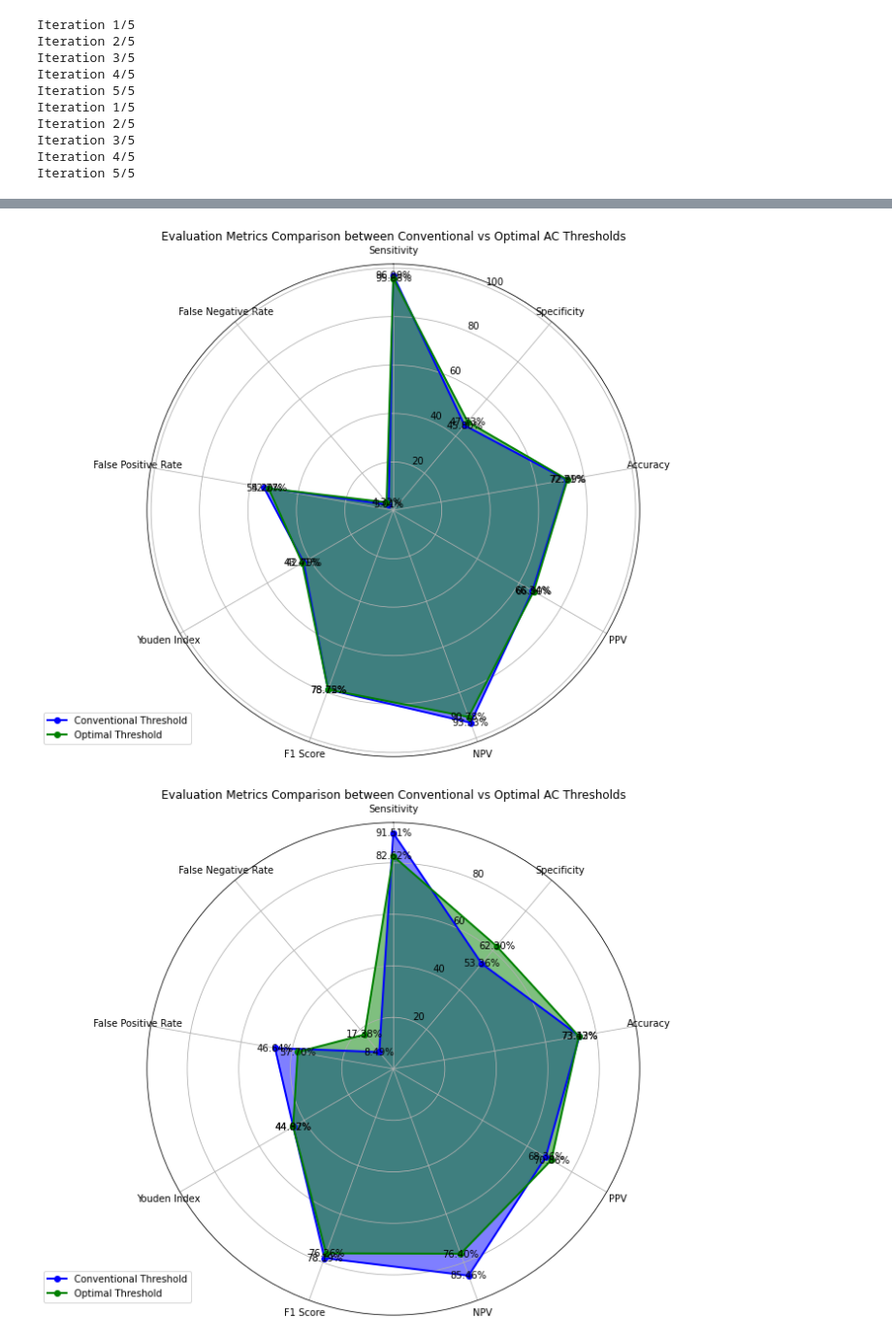
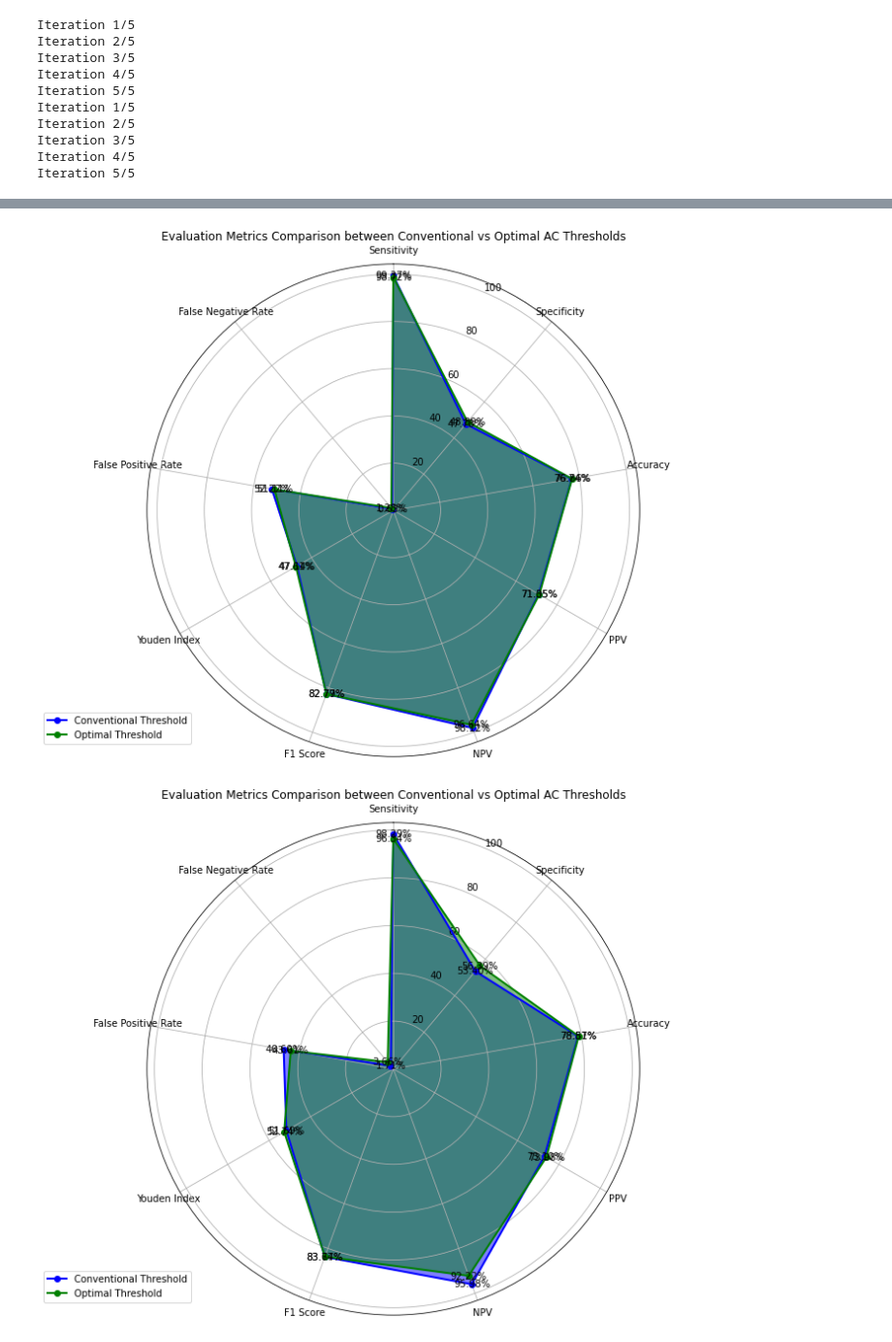
Before and after one commit to gloorli/ul-movement-tracking, a Jupyter notebook: individual_analysis_AC.ipynb, the cells around one changed output, grey strips where cells are left out. Shown at 97% size. Saved outputs shown, nothing was run; the diff lists cells and outputs as text; code cells hidden in the pictures.

```diff
--- a/individual_analysis_AC.ipynb
+++ b/individual_analysis_AC.ipynb
@@ -16,7 +16,7 @@ C:\Users\Pierre-Louis\anaconda3\lib\site-packages\numpy\.libs\libopenblas.XWYDX2
 initial_path = '../CreateStudy'
 
 # Change this value
-participant_id = 'H005'
+participant_id = 'H002'
 dominant_hand = 'Right'
 
 # Join the initial_path and participant_id
@@ -279,5 +279,5 @@ eval_metrics_conv_ndh, eval_metrics_opt_ndh
 # %%
-plot_radar_chart(eval_metrics_conv_ndh, eval_metrics_opt_ndh)
-plot_radar_chart(eval_metrics_conv_dh, eval_metrics_opt_dh)
-plot_radar_chart(eval_metrics_conv_bil, eval_metrics_opt_bil)
+plot_radar_chart(eval_metrics_conv_ndh, eval_metrics_opt_ndh, metric = "AC")
+plot_radar_chart(eval_metrics_conv_dh, eval_metrics_opt_dh, metric = "AC")
+plot_radar_chart(eval_metrics_conv_bil, eval_metrics_opt_bil, metric = "AC")
 # %% [output]
@@ -285,4 +285,4 @@ plot_radar_chart(eval_metrics_conv_bil, eval_metrics_opt_bil)
-[figure, old version]
+[figure, new version]
-[figure, old version]
+[figure, new version]
 # %%
 # Create a structure to save all the metrics
```
Also changed, not shown: parts of 18 cells of this notebook, 10 other files.
